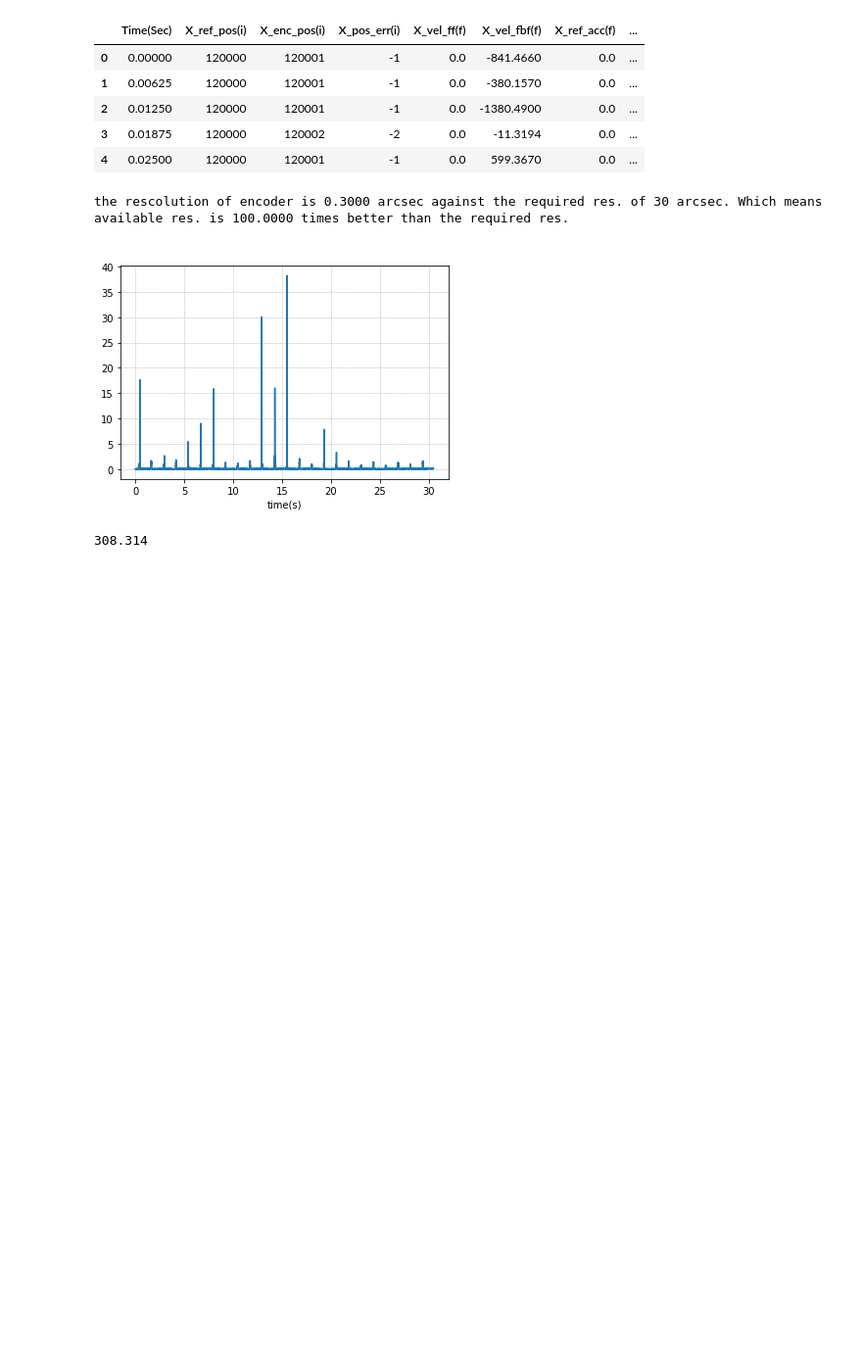
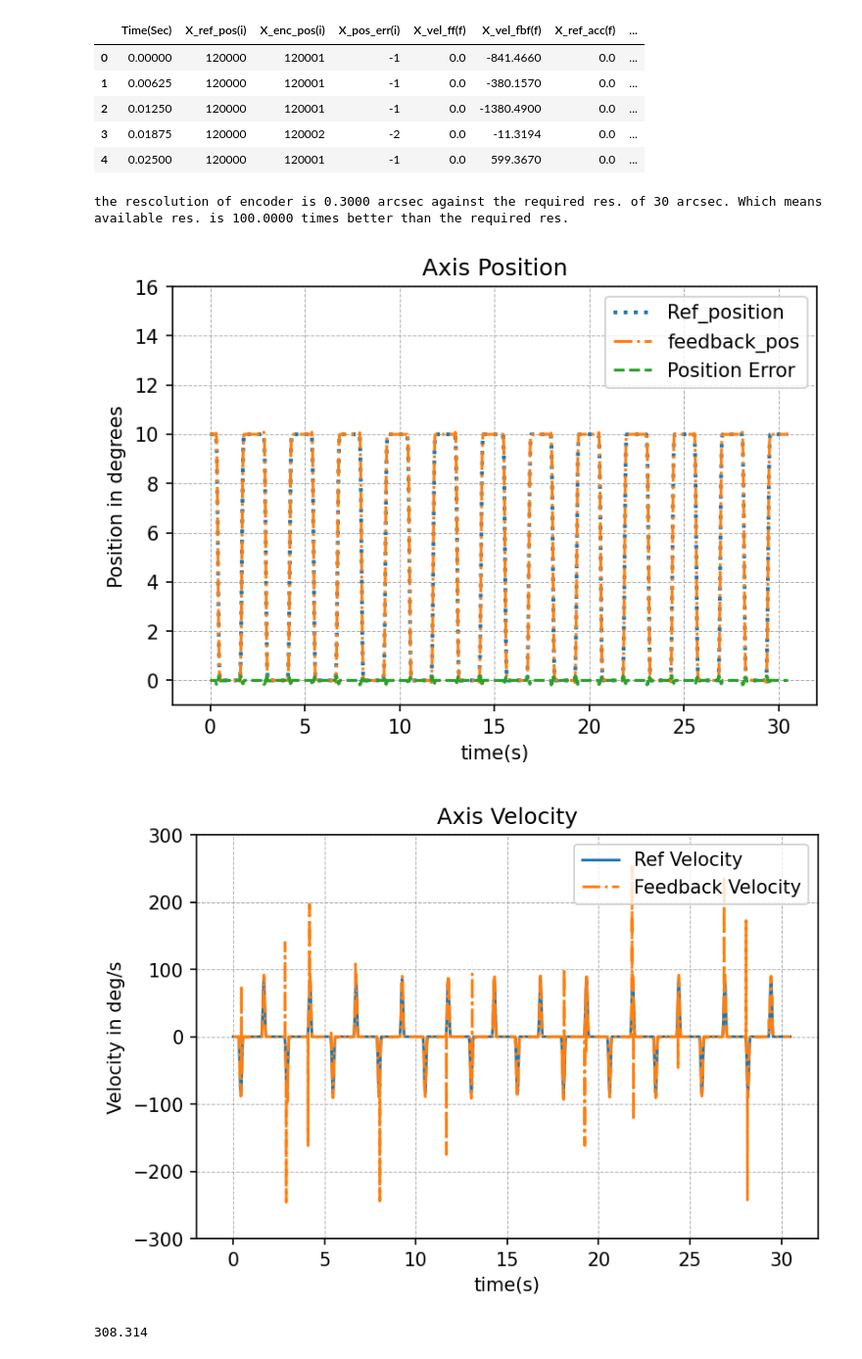
Before and after one commit to puneet-panwar/All_about_LSTMs, a Jupyter notebook: roll_modeling.ipynb, the cells around one changed output. Shown at 98% size. Drawn from its saved outputs; the diff is of its cells as text; code cells hidden in the pictures; blank space fills up the shorter version.

```diff
--- a/roll_modeling.ipynb
+++ b/roll_modeling.ipynb
@@ -83,18 +83,41 @@ ref_acc = c2d*df.iloc[:,6] # deg/s^2
 command_current = df.iloc[:, 7] #command current in A
 
 actual_current = df.iloc[:,8]  #actual current in A
-# %%
-## plotting
-
-plt.plot(time, actual_current)
-#plt.axis([20, 90, 150, 175])
-plt.title(" ")
-plt.xlabel('time(s)')
-plt.ylabel('')
-plt.grid(linestyle = '--', linewidth = 0.5)
-#plt.savefig('CTR_variation.png', dpi=300) # use before plt.show()
-# %% [output]
-[figure, removed]
+# %%
+## plotting
+plt.rcParams['figure.dpi'] = 150
+plt.rcParams['savefig.dpi'] = 300
+# https://blakeaw.github.io/2020-05-25-improve-matplotlib-notebook-inline-res/
+
+#plt.subplot(2,2,1)
+# Position plots
+plt.plot(time, ref_pos, linestyle=':', linewidth=2, label='Ref_position')
+plt.plot(time, feedback_pos, linestyle='-.', label='feedback_pos')
+plt.plot(time, err_pos, linestyle='--', label='Position Error')
+plt.axis([-2, 32, -1, 16])
+plt.title("Axis Position")
+plt.xlabel('time(s)')
+plt.ylabel('Position in degrees')
+plt.legend()
+plt.grid(linestyle = '--', linewidth = 0.5)
+#plt.savefig('CTR_variation.png', dpi=300) # use before plt.show()
+plt.show()
+
+# velocity plots
+plt.plot(time, ref_vel, linestyle='-', label='Ref Velocity')
+plt.plot(time, feedback_vel, linestyle='-.', label='Feedback Velocity')
+plt.axis([-2, 32, -300, 300])
+#plt.autoscale()
+plt.title("Axis Velocity")
+plt.xlabel('time(s)')
+plt.ylabel('Velocity in deg/s')
+plt.legend(loc='upper right') # https://www.geeksforgeeks.org/change-the-legend-position-in-matplotlib/
+plt.grid(linestyle = '--', linewidth = 0.5)
+#plt.savefig('CTR_variation.png', dpi=300) # use before plt.show()
+plt.show()
+# %% [output]
+[figure, added]
+[figure, added]
 # %%
 max(command_current)
 # %% [output]
```
Also changed, not shown: parts of 2 cells of this notebook.
